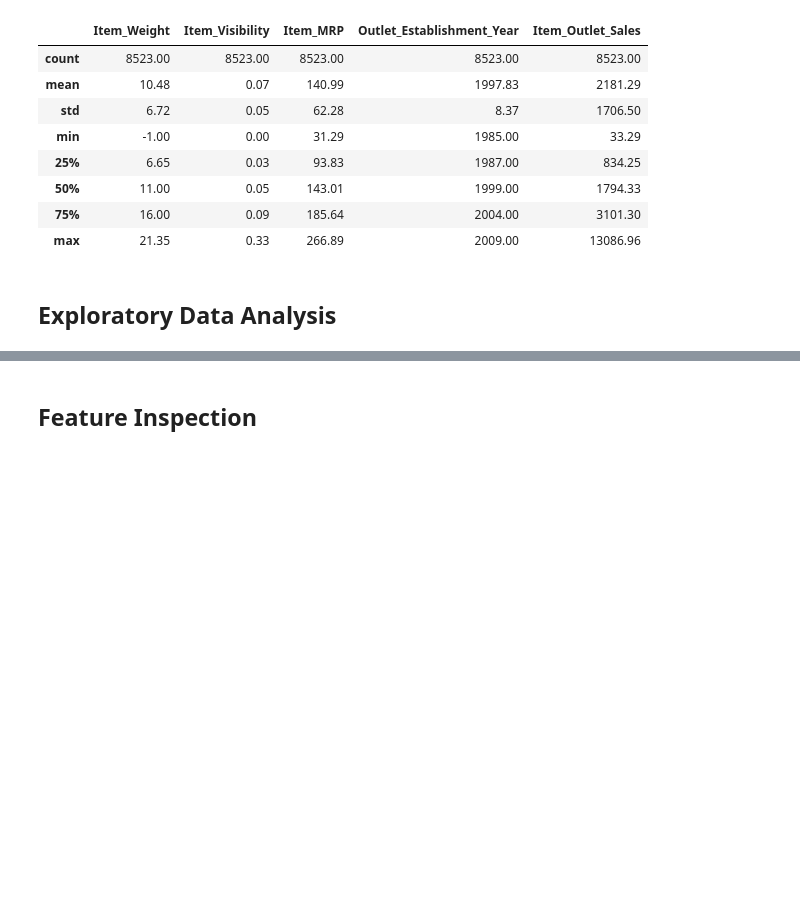
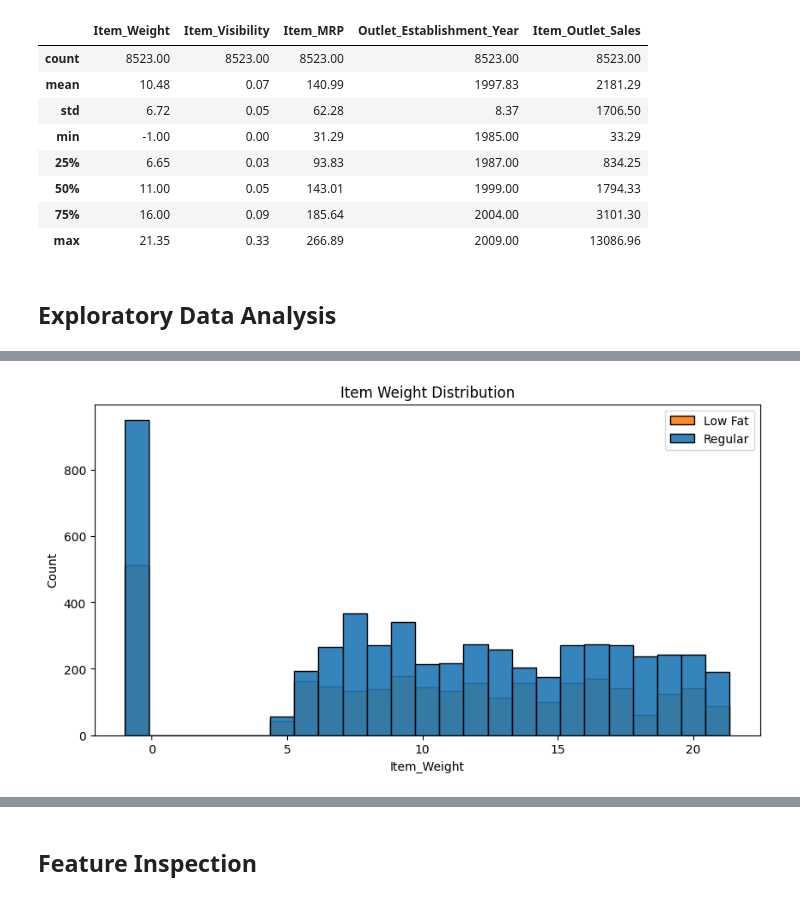
Before and after one commit to KamalRiad90/Prediction-of-Product-Sales, a Jupyter notebook: Prediction_of_Product_Sales.ipynb, the cells around one changed output, grey strips where cells are left out. Saved outputs shown, nothing was run; the diff lists cells and outputs as text; code cells hidden in the pictures; blank space fills up the shorter version.

```diff
--- a/Prediction_of_Product_Sales.ipynb
+++ b/Prediction_of_Product_Sales.ipynb
@@ -216,0 +255,8 @@ df.describe().round(2)
+# %%
+fig, ax = plt.subplots(figsize=(10,5))
+sns.histplot(data=df,x =df['Item_Weight'],color='red',bins='auto',ax=ax,hue='Item_Fat_Content',alpha=0.9)
+ax.set_title('Item Weight Distribution')
+ax.legend(df['Item_Fat_Content'])
+plt.show()
+# %% [output]
+[figure, added]
```
Also changed, not shown: parts of 5 cells of this notebook.
